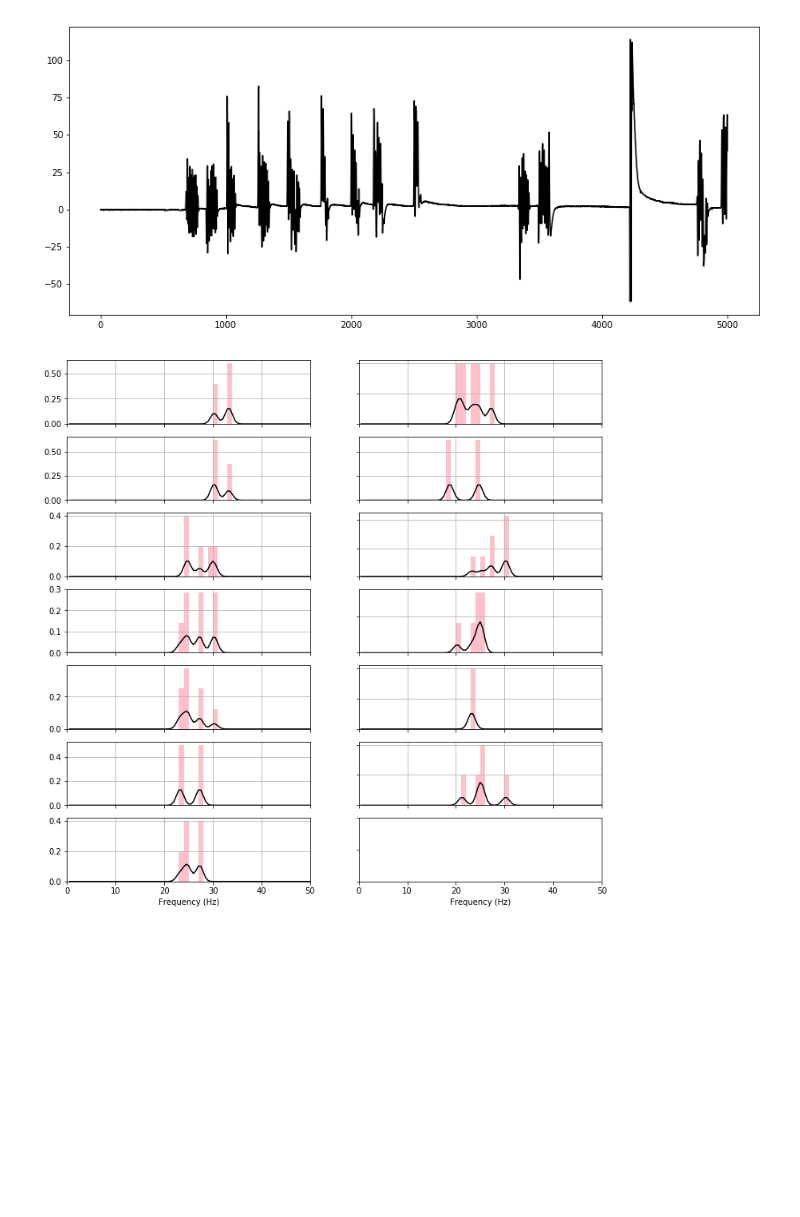
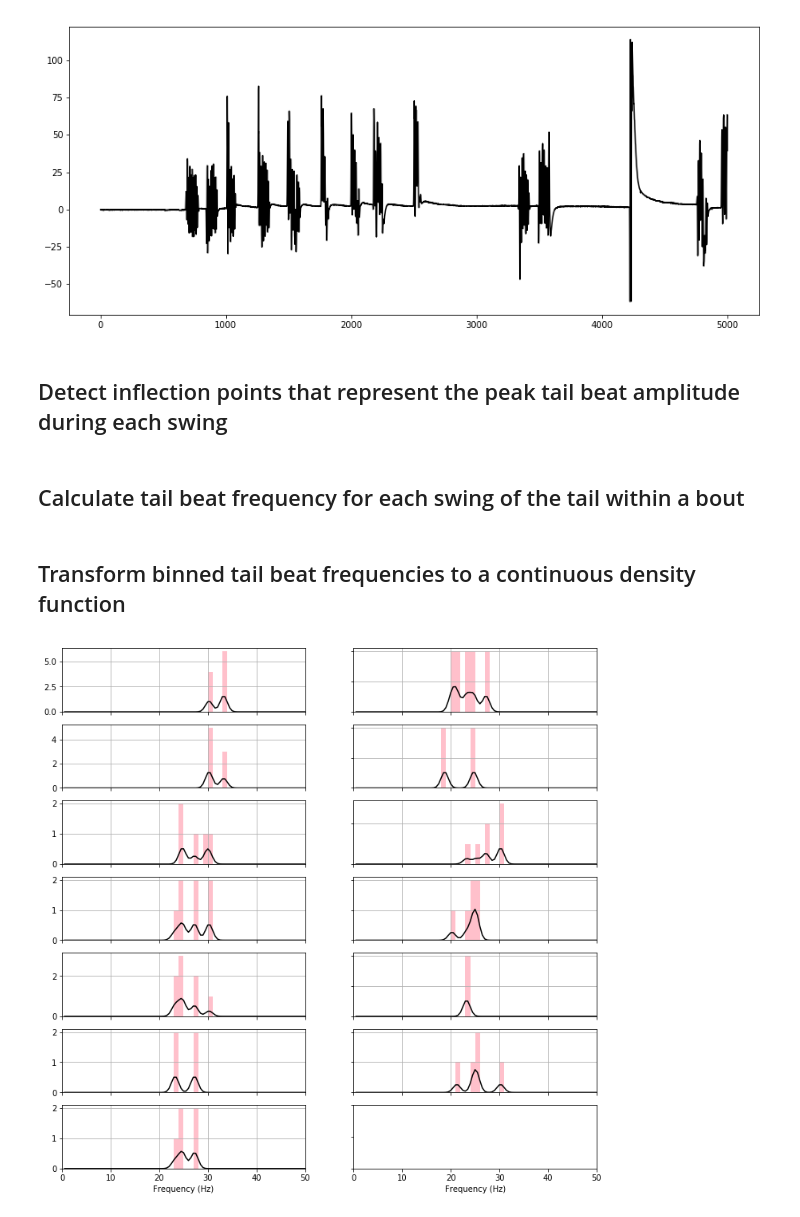
Before and after one commit to jchooch/tailtracker, a Jupyter notebook: getKinematicParameters.ipynb, the cells around one changed output. Cells and saved outputs as stored; diff of their text form; code cells hidden in the pictures; blank space fills up the shorter version.

Commit message:
optional histogram normalization

```diff
--- a/getKinematicParameters.ipynb
+++ b/getKinematicParameters.ipynb
@@ -58,6 +64,8 @@ plt.plot(distances, color='black')
 rectified = [abs(x) for x in distances]
 # %% [output]
 [figure]
+# %% [markdown]
+## Detect inflection points that represent the peak tail beat amplitude during each swing
 # %%
 minspacing = 20 #milliseconds
 framespacing = int(minspacing*framerate/1000)
@@ -77,3 +85,5 @@ filtered_troughs = filter_peaks_by_spacing(troughs,framespacing)
 
 locs = np.zeros(len(distances))
 locs[filtered_peaks[:,0].astype(int)] = 1
+# %% [markdown]
+## Calculate tail beat frequency for each swing of the tail within a bout
@@ -80,32 +116,6 @@ locs[filtered_peaks[:,0].astype(int)] = 1
+# %% [markdown]
+## Transform binned tail beat frequencies to a continuous density function
 # %%
-boutstart,boutend = bouts.bout_detect(rectified,5,20,7)
-
-beat_count = tail_beat_count(boutstart, boutend, filtered_peaks[:,0], filtered_troughs[:,0])
-
-duration = bouts.bout_duration([boutstart,boutend], timaxis)
-
-tbf = [x/y for x,y in zip(beat_count,duration)]
-
-peaktimes = [timaxis[int(x)] for x in filtered_peaks[:,0]]
-peakdiffs = list(abs(np.diff(peaktimes)))
-peakdiffs.append(0)
-
-
-itbf = [0]*len(timaxis)
-
-for (index,replacement) in zip(filtered_peaks[:,0], peakdiffs):
-    itbf[int(index)] = replacement
-
-for i in range(len(boutstart)):
-    endloc = int(filtered_peaks[:,0][np.where(np.array(filtered_peaks[:,0]) < boutend[i])[0][-1]])
-    itbf[endloc] = 0
-
-for i in range(len(itbf)):
-    if itbf[i] > 0:
-        itbf[i] = 1/itbf[i]
-
-
-
 nbouts = len(boutstart)
 max_freq = 50
 sigma = 0.75
@@ -115,41 +125,50 @@ kernel_binwidth = 0.5
 
 kernel_edges = np.arange(-3*sigma,3*sigma+1,kernel_binwidth)
 kernel = scipy.stats.norm.pdf(kernel_edges,loc=0,scale=sigma)*kernel_binwidth
+
+normalize = False
+
+plot = True
 
 
 if plot:
     columns = 2
     plotlim = (0,max_freq)
     fig, axarr = plt.subplots(math.ceil(nbouts/columns),columns, figsize=[12,12], sharex = True)
 
 bout_freqs = []
 binned_freqs = []
 cont_freqs = []
 
 for i in range(len(boutstart)):
 
     freqs = itbf[boutstart[i]:boutend[i]]
     freqs = [x for x in freqs if x >0]
     bout_freqs.append(freqs)
 
-    hist = np.histogram(freqs,range = [0,max_freq], bins = int(max_freq/binwidth), normed=True)
+    hist = np.histogram(freqs,range = [0,max_freq], bins = math.ceil(max_freq/binwidth), density=normalize)
 
-    binned_freqs.append(list(hist[0]*binwidth))
-    s = scipy.signal.convolve(hist[0],kernel,'same')*binwidth
+    if normalize:
+        binned_freqs.append(list(hist[0]*binwidth))
+        s = scipy.signal.convolve(hist[0],kernel,'same')*binwidth
+    else:
+        binned_freqs.append(list(hist[0]))
+        s = scipy.signal.convolve(hist[0],kernel,'same')
+
     cont_freqs.append(s)
 
     if plot:
         plot_hist = axarr[i%math.ceil(nbouts/columns),
                      math.floor(i/(nbouts/columns))].hist(freqs,
-                     range = [0,max_freq], bins = int(max_freq), color = 'pink', density=True)
+                     range = [0,max_freq], bins = int(max_freq), color = 'pink', density=normalize)
 
         axarr[i%math.ceil(nbouts/columns),math.floor(i/(nbouts/columns))].plot(np.arange(binwidth,max_freq+binwidth,binwidth),s, color='black')
         axarr[i%math.ceil(nbouts/columns),math.floor(i/(nbouts/columns))].set_xlim(0,max_freq)
 
         axarr[i%math.ceil(nbouts/columns),math.floor(i/(nbouts/columns))].grid()
 
 for ax in axarr.flat:
     ax.set_xlabel('Frequency (Hz)')
     ax.label_outer()
 # %% [output]
-[figure, old version]
+[figure, new version]
```
Also changed, not shown: parts of 5 cells of this notebook, 1 other file.
